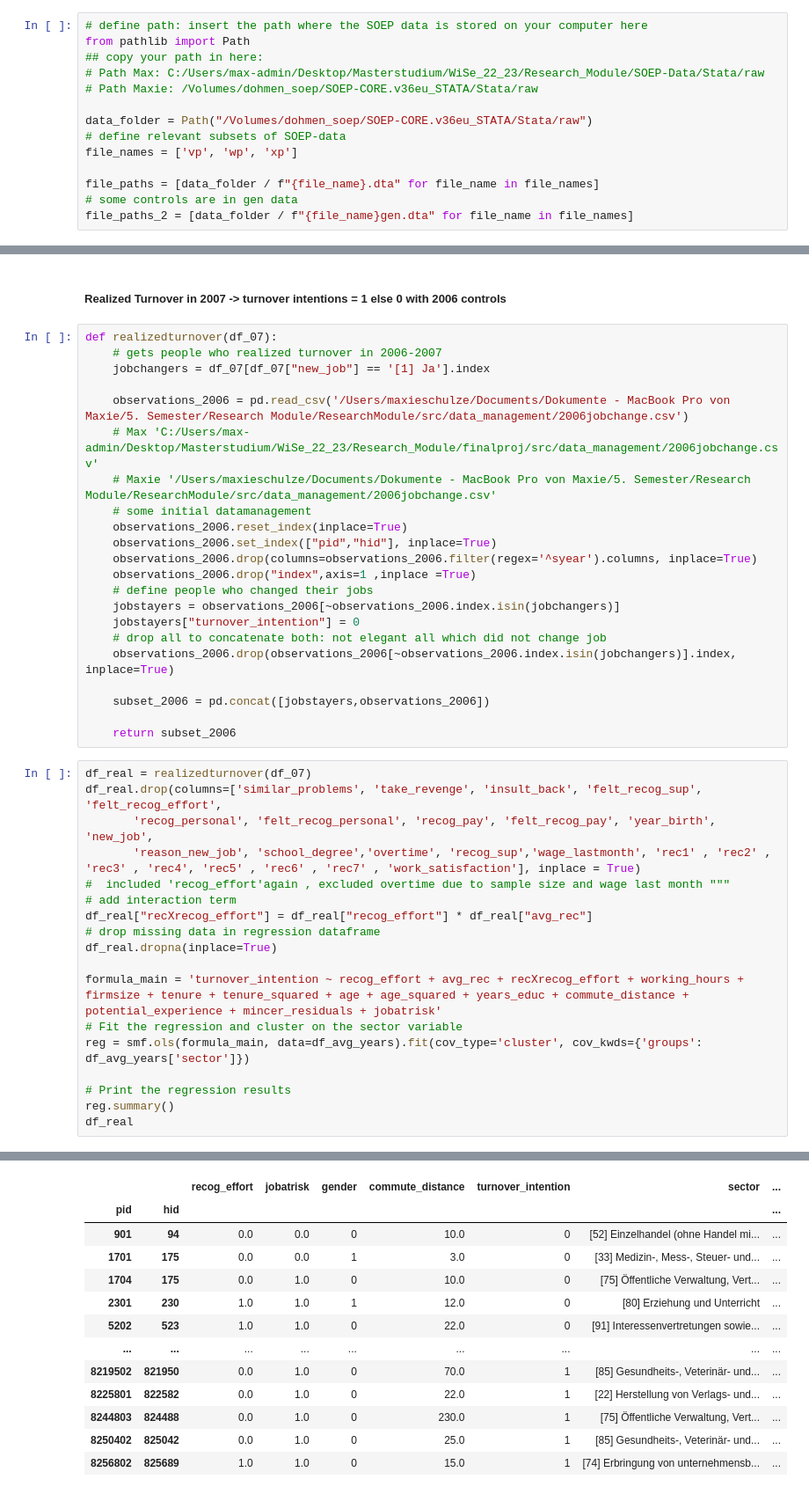
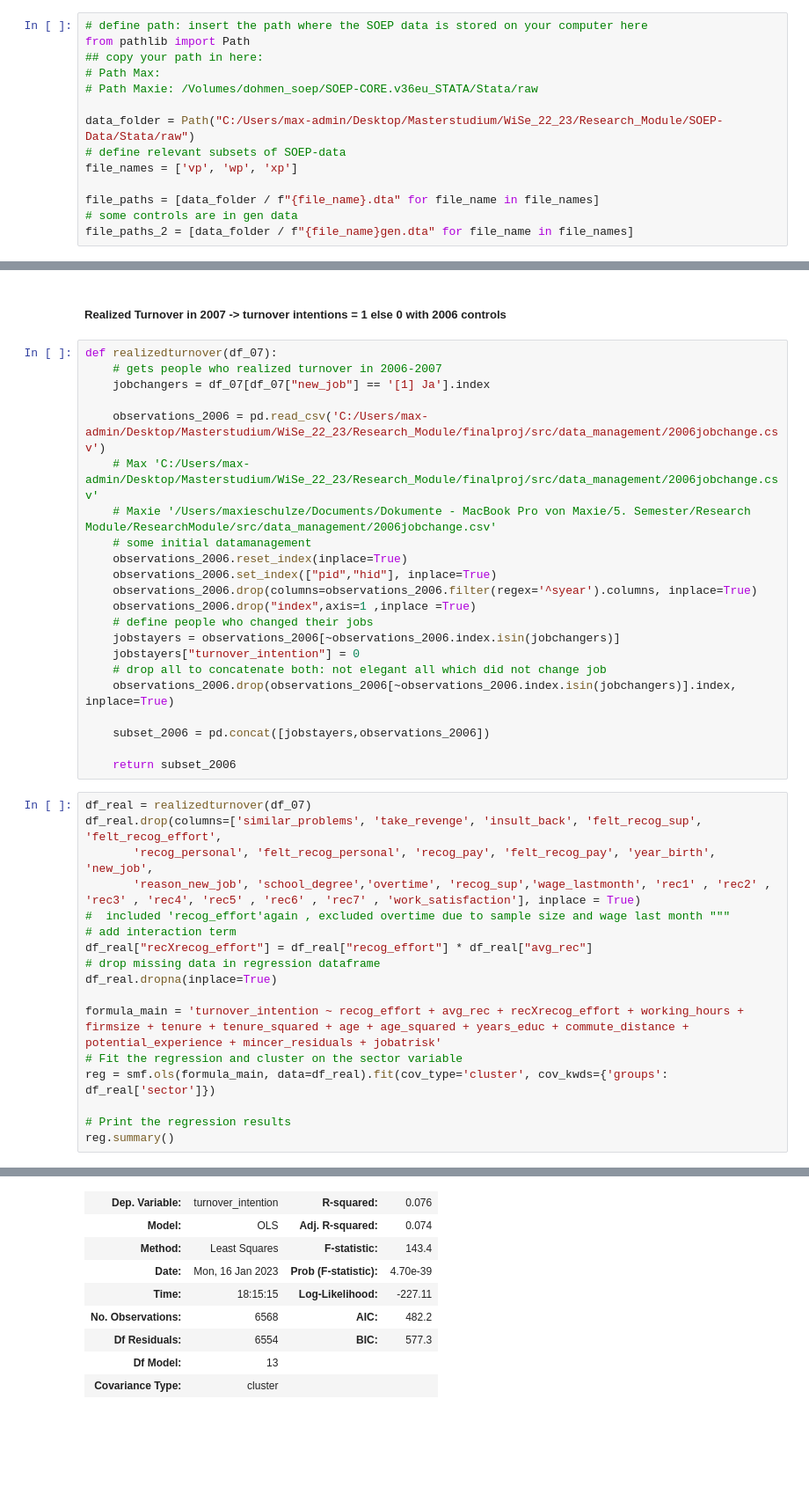
Before and after one commit to maxxxbb/ResearchModule, a Jupyter notebook: src/data_management/FirstRegression.ipynb, the cells around one changed output, grey strips where cells are left out. Shown at 88% size. Saved outputs shown, nothing was run; the diff lists cells and outputs as text; blank space fills up the shorter version.

```diff
--- a/src/data_management/FirstRegression.ipynb
+++ b/src/data_management/FirstRegression.ipynb
@@ -18,10 +18,10 @@ from statsmodels.formula.api import ols
 # define path: insert the path where the SOEP data is stored on your computer here
 from pathlib import Path
 ## copy your path in here:
-# Path Max: C:/Users/max-admin/Desktop/Masterstudium/WiSe_22_23/Research_Module/SOEP-Data/Stata/raw
+# Path Max:
 # Path Maxie: /Volumes/dohmen_soep/SOEP-CORE.v36eu_STATA/Stata/raw
 
-data_folder = Path("/Volumes/dohmen_soep/SOEP-CORE.v36eu_STATA/Stata/raw")
+data_folder = Path("C:/Users/max-admin/Desktop/Masterstudium/WiSe_22_23/Research_Module/SOEP-Data/Stata/raw")
 # define relevant subsets of SOEP-data
 file_names = ['vp', 'wp', 'xp']
 
@@ -610,7 +709,7 @@ def realizedturnover(df_07):
     # gets people who realized turnover in 2006-2007
     jobchangers = df_07[df_07["new_job"] == '[1] Ja'].index
 
-    observations_2006 = pd.read_csv('/Users/maxieschulze/Documents/Dokumente - MacBook Pro von Maxie/5. Semester/Research Module/ResearchModule/src/data_management/2006jobchange.csv')
+    observations_2006 = pd.read_csv('C:/Users/max-admin/Desktop/Masterstudium/WiSe_22_23/Research_Module/finalproj/src/data_management/2006jobchange.csv')
     # Max 'C:/Users/max-admin/Desktop/Masterstudium/WiSe_22_23/Research_Module/finalproj/src/data_management/2006jobchange.csv'
     # Maxie '/Users/maxieschulze/Documents/Dokumente - MacBook Pro von Maxie/5. Semester/Research Module/ResearchModule/src/data_management/2006jobchange.csv'
     # some initial datamanagement
@@ -640,11 +739,10 @@ df_real.dropna(inplace=True)
 
 formula_main = 'turnover_intention ~ recog_effort + avg_rec + recXrecog_effort + working_hours + firmsize + tenure + tenure_squared + age + age_squared + years_educ + commute_distance + potential_experience + mincer_residuals + jobatrisk'
 # Fit the regression and cluster on the sector variable
-reg = smf.ols(formula_main, data=df_avg_years).fit(cov_type='cluster', cov_kwds={'groups': df_avg_years['sector']})
+reg = smf.ols(formula_main, data=df_real).fit(cov_type='cluster', cov_kwds={'groups': df_real['sector']})
 
 # Print the regression results
 reg.summary()
-df_real
 # %% [output]
 A value is trying to be set on a copy of a slice from a DataFrame.
 Try using .loc[row_indexer,col_indexer] = value instead
@@ -654,13 +753,9 @@ See the caveats in the documentation: https://pandas.pydata.org/pandas-docs/stab
-|  |  | recog_effort | jobatrisk | gender | commute_distance | turnover_intention | sector | ... |
-| pid | hid |  |  |  |  |  |  | ... |
-| 901 | 94 | 0.0 | 0.0 | 0 | 10.0 | 0 | [52] Einzelhandel (ohne Handel mi... | ... |
-| 1701 | 175 | 0.0 | 0.0 | 1 | 3.0 | 0 | [33] Medizin-, Mess-, Steuer- und... | ... |
-| 1704 | 175 | 0.0 | 1.0 | 0 | 10.0 | 0 | [75] Öffentliche Verwaltung, Vert... | ... |
-| 2301 | 230 | 1.0 | 1.0 | 1 | 12.0 | 0 | [80] Erziehung und Unterricht | ... |
-| 5202 | 523 | 1.0 | 1.0 | 0 | 22.0 | 0 | [91] Interessenvertretungen sowie... | ... |
-| ... | ... | ... | ... | ... | ... | ... | ... | ... |
-| 8219502 | 821950 | 0.0 | 1.0 | 0 | 70.0 | 1 | [85] Gesundheits-, Veterinär- und... | ... |
-| 8225801 | 822582 | 0.0 | 1.0 | 0 | 22.0 | 1 | [22] Herstellung von Verlags- und... | ... |
-| 8244803 | 824488 | 0.0 | 1.0 | 0 | 230.0 | 1 | [75] Öffentliche Verwaltung, Vert... | ... |
-| 8250402 | 825042 | 0.0 | 1.0 | 0 | 25.0 | 1 | [85] Gesundheits-, Veterinär- und... | ... |
-| 8256802 | 825689 | 1.0 | 1.0 | 0 | 15.0 | 1 | [74] Erbringung von unternehmensb... | ... |
+| Dep. Variable: | turnover_intention | R-squared: | 0.076 |
+| Model: | OLS | Adj. R-squared: | 0.074 |
+| Method: | Least Squares | F-statistic: | 143.4 |
+| Date: | Mon, 16 Jan 2023 | Prob (F-statistic): | 4.70e-39 |
+| Time: | 18:15:15 | Log-Likelihood: | -227.11 |
+| No. Observations: | 6568 | AIC: | 482.2 |
+| Df Residuals: | 6554 | BIC: | 577.3 |
+| Df Model: | 13 |  |  |
+| Covariance Type: | cluster |  |  |
```
Also changed, not shown: parts of 8 cells of this notebook.
